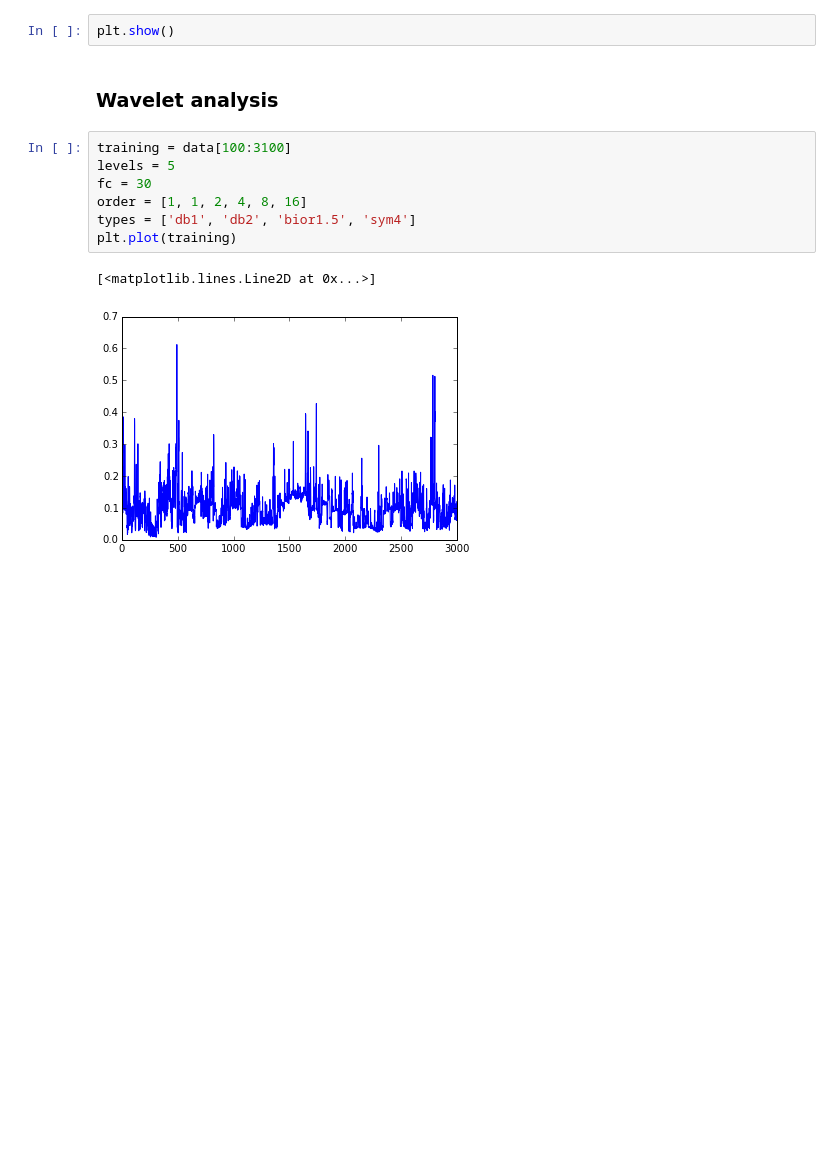
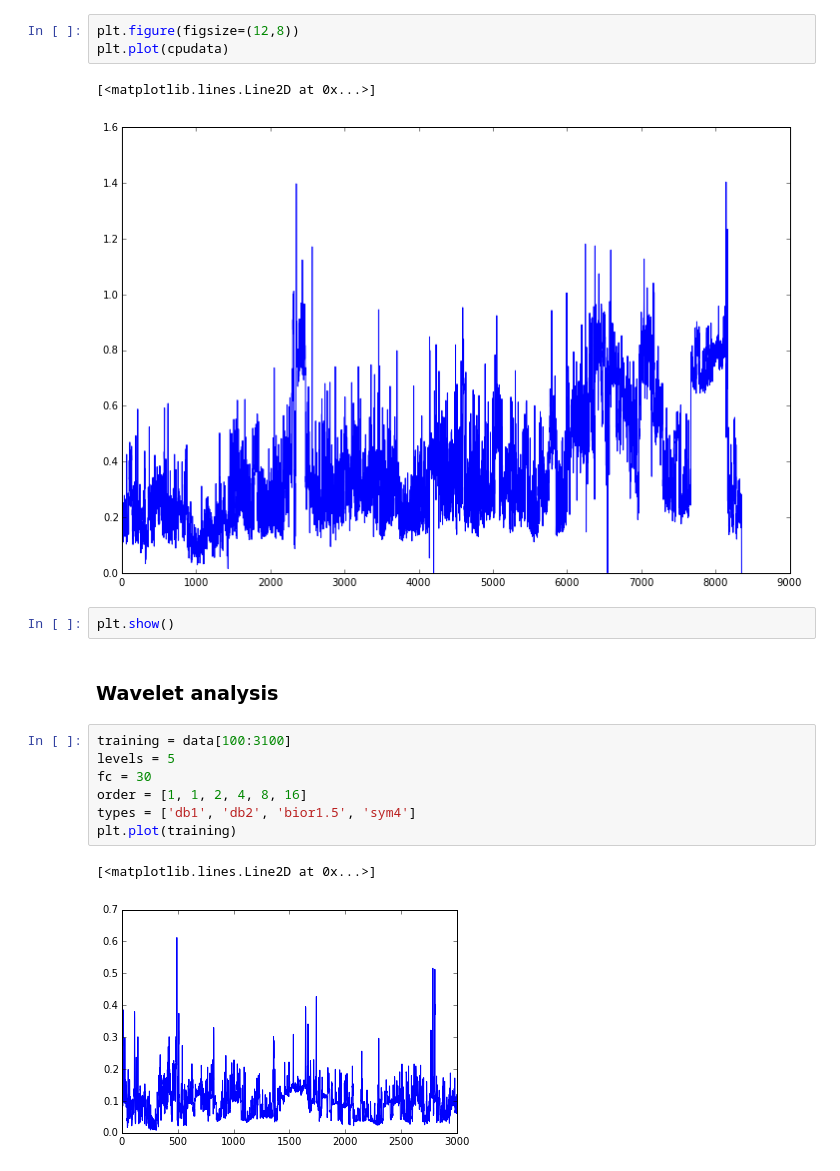
Before and after one commit to Manrich121/ForecastingCloud, a Jupyter notebook: DataPlot/src/ExploreData.ipynb, the cells around one changed output. Drawn from its saved outputs; the diff is of its cells as text; blank space fills up the shorter version.

```diff
--- a/DataPlot/src/ExploreData.ipynb
+++ b/DataPlot/src/ExploreData.ipynb
@@ -32,3 +34,9 @@ pandas: 0.11.0
+# %%
+plt.figure(figsize=(12,8))
+plt.plot(cpudata)
+# %% [output]
+[<matplotlib.lines.Line2D at 0x...>]
+[figure, added]
 # %%
 plt.show()
 # %% [markdown]
```
Also changed, not shown: parts of 1 cell of this notebook, 4 other files.
